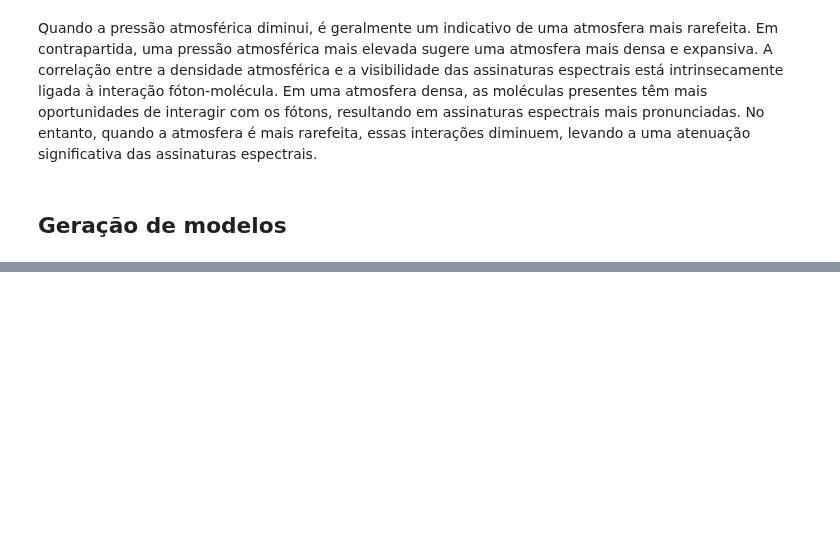
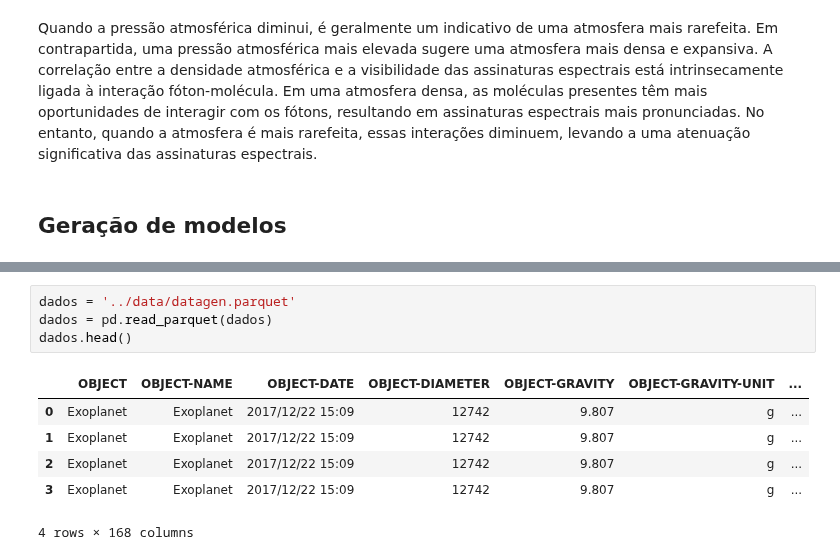
Before and after one commit to SarahBarbosa/geexhp, a Jupyter notebook: notebooks/terra_moderna.ipynb, the cells around one changed output, grey strips where cells are left out. Cells and saved outputs as stored; diff of their text form; blank space fills up the shorter version.

```diff
--- a/notebooks/terra_moderna.ipynb
+++ b/notebooks/terra_moderna.ipynb
@@ -180,0 +199,11 @@ plt.show()
+# %%
+dados = '../data/datagen.parquet'
+dados = pd.read_parquet(dados)
+dados.head()
+# %% [output]
+|  | OBJECT | OBJECT-NAME | OBJECT-DATE | OBJECT-DIAMETER | OBJECT-GRAVITY | OBJECT-GRAVITY-UNIT | ... |
+| 0 | Exoplanet | Exoplanet | 2017/12/22 15:09 | 12742 | 9.807 | g | ... |
+| 1 | Exoplanet | Exoplanet | 2017/12/22 15:09 | 12742 | 9.807 | g | ... |
+| 2 | Exoplanet | Exoplanet | 2017/12/22 15:09 | 12742 | 9.807 | g | ... |
+| 3 | Exoplanet | Exoplanet | 2017/12/22 15:09 | 12742 | 9.807 | g | ... |
+4 rows × 168 columns
```
Also changed, not shown: parts of 15 cells of this notebook, 11 other files.
